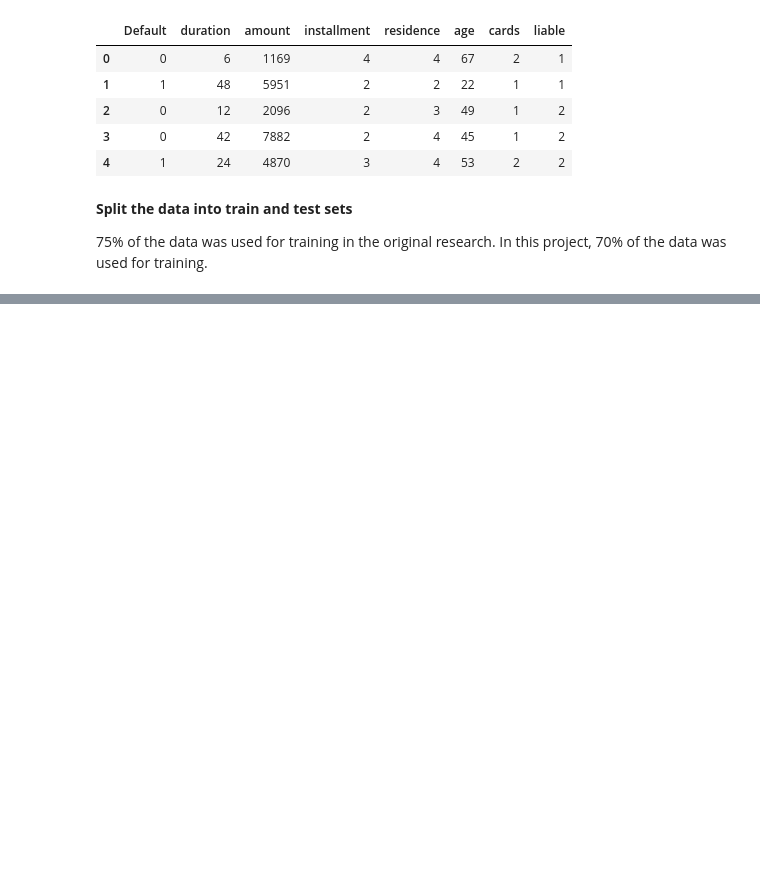
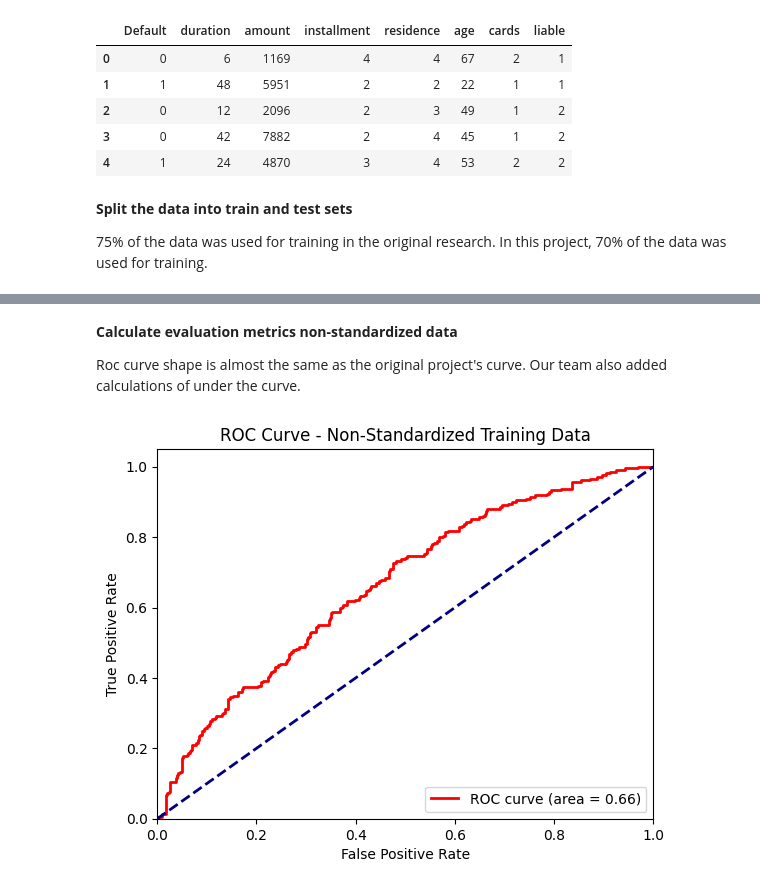
Before and after one commit to elgunismayil0v/Reproducible-Research_Project, a Jupyter notebook: notebooks/Logistic regresion.ipynb, the cells around one changed output, grey strips where cells are left out. Drawn from its saved outputs; the diff is of its cells as text; code cells hidden in the pictures; blank space fills up the shorter version.

Commit message:
I build the model with non-standardized data

```diff
--- a/notebooks/Logistic regresion.ipynb
+++ b/notebooks/Logistic regresion.ipynb
@@ -49,0 +54,5 @@ X_train, X_test, y_train, y_test = train_test_split(X, y, train_size=0.70, rando
+# %%
+# Fit logistic regression model
+lrn = sm.Logit(y_train, sm.add_constant(X_train)).fit()
+# Print summary
+lrn.summary()
@@ -49,0 +87,15 @@ X_train, X_test, y_train, y_test = train_test_split(X, y, train_size=0.70, rando
+# %%
+# Predicted probabilities in the training data
+y_pred_prob = lrn.predict(sm.add_constant(X_train))
+
+# Create DataFrame with predicted probabilities and actual 'Default' values
+y_pred_df = pd.DataFrame({'pred': y_pred_prob, 'Default': y_train})
+
+# Select top 10 observations with highest predicted probabilities
+top_10_pred_y = y_pred_df.nlargest(10, 'pred')
+
+# Classify predictions based on a threshold of 0.5
+y_pred_df['pred.c'] = np.where(y_pred_df['pred'] >= 0.5, 1, 0)
+
+# Display top 10 predictions and their probabilities
+top_10_pred_y
@@ -49,0 +114,25 @@ X_train, X_test, y_train, y_test = train_test_split(X, y, train_size=0.70, rando
+# %% [markdown]
+**Calculate evaluation metrics non-standardized data**
+
+Roc curve shape is almost the same as the original project's curve. Our team also added calculations of under the curve.
+# %%
+# Predicted probabilities in the training data
+y_pred_prob_train = lrn.predict(sm.add_constant(X_train))
+
+# Compute ROC curve
+fpr, tpr, thresholds = roc_curve(y_train, y_pred_prob_train)
+roc_auc = auc(fpr, tpr)
+
+# Plot ROC curve
+plt.figure()
+plt.plot(fpr, tpr, color='red', lw=2, label='ROC curve (area = %0.2f)' % roc_auc)
+plt.plot([0, 1], [0, 1], color='navy', lw=2, linestyle='--')
+plt.xlim([0.0, 1.0])
+plt.ylim([0.0, 1.05])
+plt.xlabel('False Positive Rate')
+plt.ylabel('True Positive Rate')
+plt.title('ROC Curve - Non-Standardized Training Data')
+plt.legend(loc="lower right")
+plt.show()
+# %% [output]
+[figure, added]
```
Also changed, not shown: parts of 9 cells of this notebook.
